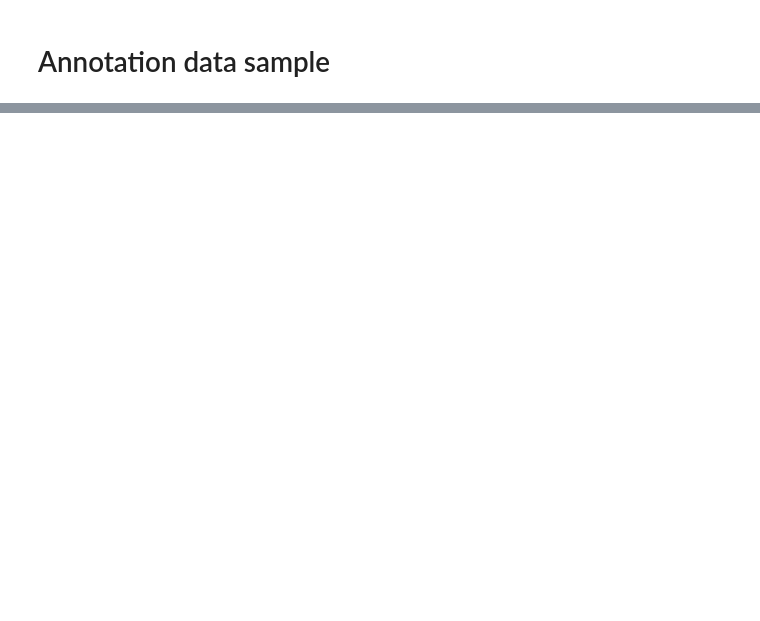
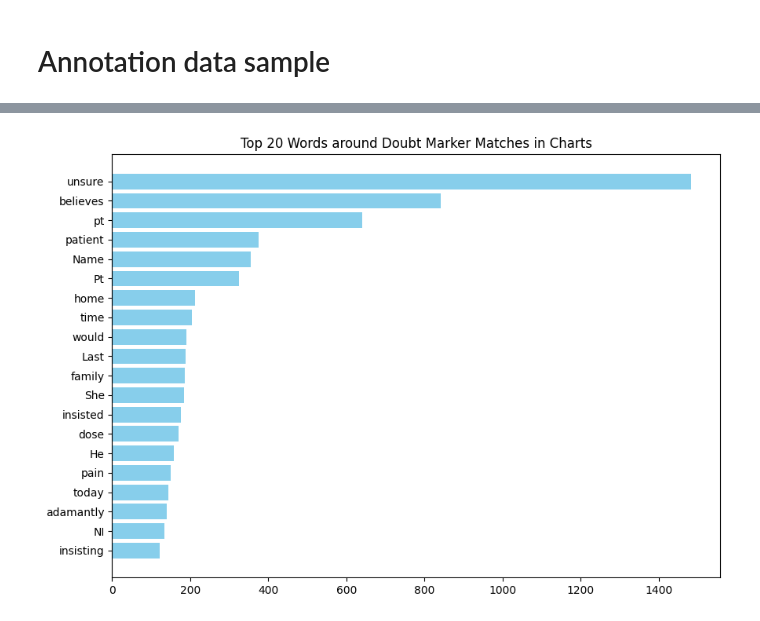
Before and after one commit to drew-walkerr/Diss_Detecting_Provider_Bias, a Jupyter notebook: doubt_markers_regex.ipynb, the cells around one changed output, grey strips where cells are left out. Drawn from its saved outputs; the diff is of its cells as text; code cells hidden in the pictures; blank space fills up the shorter version.

Commit message:
Finished doubt marker exploratory data analysis

```diff
--- a/doubt_markers_regex.ipynb
+++ b/doubt_markers_regex.ipynb
@@ -328,0 +358,83 @@ Explore the Data
+# %%
+import pandas as pd
+import nltk
+from nltk import bigrams, trigrams
+from nltk.corpus import stopwords
+from collections import Counter
+import matplotlib.pyplot as plt
+import string
+import re
+
+# Load the stopwords
+nltk.download('stopwords')
+stop_words = set(stopwords.words('english'))
+
+import re
+quoted_dataframe2['matched_term'] = quoted_dataframe2['matched_term'].str.replace(r'\\b', '')
+
+def preprocess(sentence, term, window_size=20):
+    sentence = sentence.translate(str.maketrans('', '', string.punctuation))
+    tokens = sentence.split()
+    try:
+        term_index = tokens.index(term)
+        return tokens[max(0, term_index - window_size) : min(term_index + window_size + 1, len(tokens))]
+    except ValueError:
+        return []
+    except IndexError:
+        return []
+
+# Apply preprocessing and tokenization
+quoted_dataframe2['Tokenized'] = quoted_dataframe2.apply(lambda row: preprocess(row['Sentence'], row['matched_term']), axis=1)
+
+# Remove rows with empty 'Tokenized' lists
+
+
+# Apply preprocessing and tokenization
+quoted_dataframe2['Tokenized'] = quoted_dataframe2.apply(lambda row: preprocess(row['Sentence'], row['matched_term']), axis=1)
+
+
+# Flatten the list of words in Tokenized column
+words = [word for sublist in quoted_dataframe2['Tokenized'].tolist() for word in sublist]
+
+# Remove stopwords
+filtered_words = [word for word in words if word not in stop_words]
+
+# Generate bigrams and trigrams
+bigram_list = list(bigrams(words))
+trigram_list = list(trigrams(words))
+
+# Get the frequency of each word, bigram, and trigram
+filtered_word_freq = Counter(filtered_words)
+bigram_freq = Counter(bigram_list)
+trigram_freq = Counter(trigram_list)
+
+# Get top 20 most common words, bigrams, and trigrams
+top20_filtered_words = filtered_word_freq.most_common(20)
+top20_bigrams = bigram_freq.most_common(20)
+top20_trigrams = trigram_freq.most_common(20)
+
+# Function to create count horizontal bar chat
+def plot_most_common(n_most_common, title):
+    items, counts = zip(*n_most_common)
+    plt.figure(figsize=(10, 7))
+    plt.barh(range(len(items)), counts, color='skyblue')
+    plt.yticks(range(len(items)), items)
+    plt.gca().invert_yaxis()
+    plt.title(title)
+    plt.show()
+    plt.savefig(title + ".png", bbox_inches='tight', dpi=300)
+
+# Plot top 20 most common words, bigrams, and trigrams
+plot_most_common(top20_filtered_words, 'Top 20 Words around Doubt Marker Matches in Charts')
+plot_most_common(top20_bigrams, 'Top 20 Bigrams around Doubt Marker Matches in Charts')
+plot_most_common(top20_trigrams, 'Top 20 Trigrams around Doubt Marker Matches in Charts')
+
+# Get the frequency of each matched term
+matched_term_freq = Counter(quoted_dataframe2['matched_term'])
+
+# Get top 20 most common matched terms
+top20_matched_terms = matched_term_freq.most_common(20)
+
+# Plot top 20 most common matched terms
+plot_most_common(top20_matched_terms, 'Top 20 Matched Terms from Doubt Marker Lexicon')
+# %% [output]
@@ -328,0 +443 @@ Explore the Data
+[figure, added]
```
Also changed, not shown: parts of 17 cells of this notebook.
